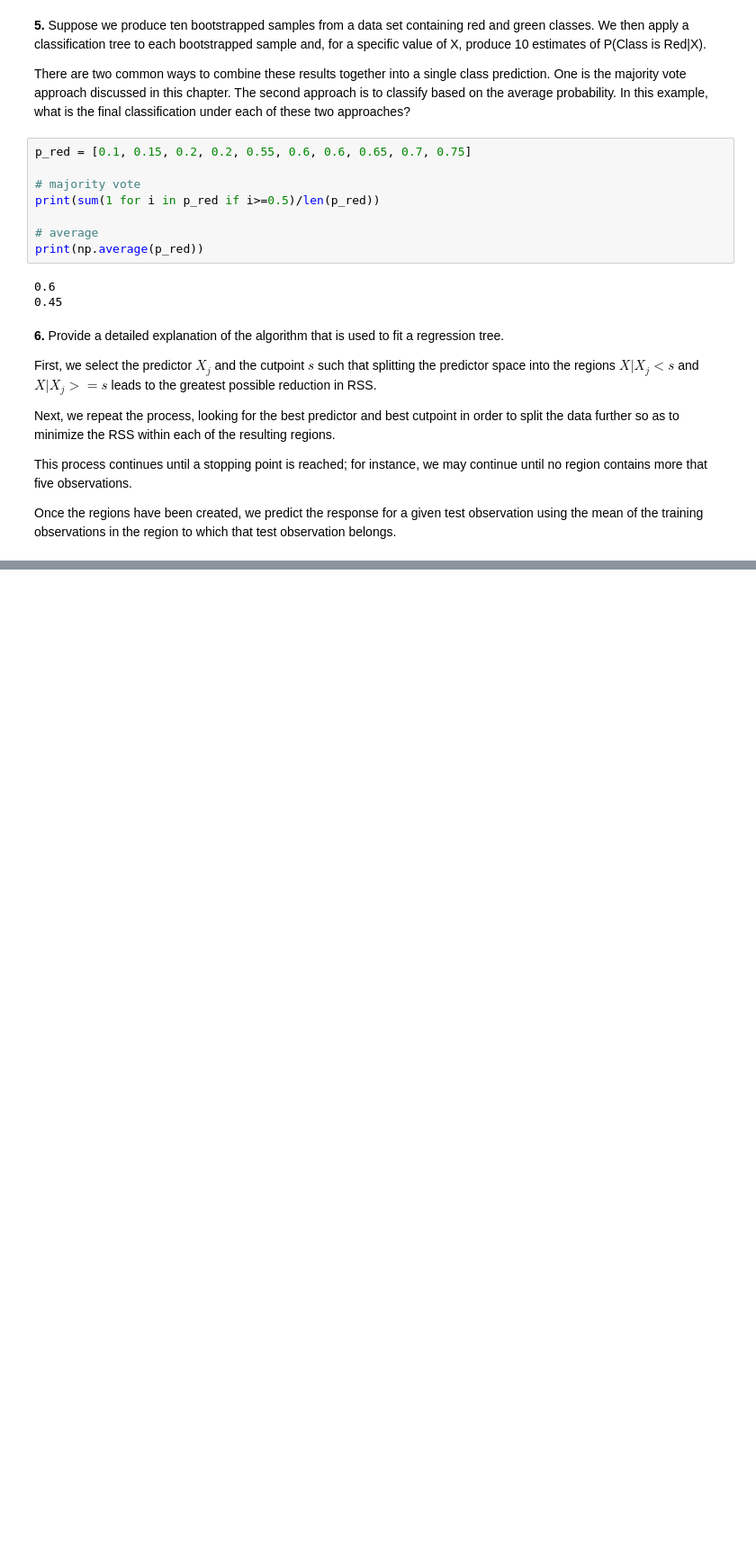
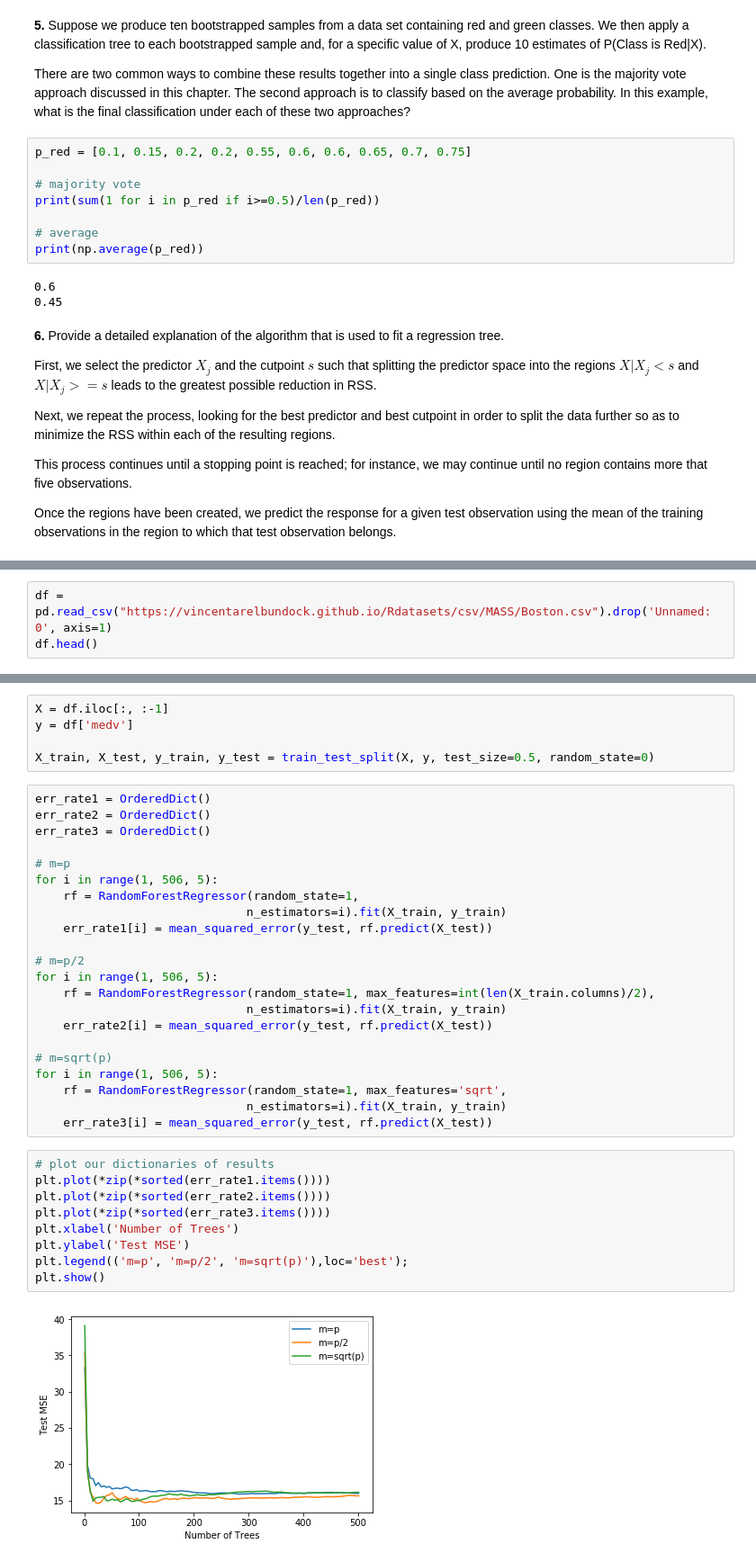
Before and after one commit to DTRuiz/ISLpy, a Jupyter notebook: Chapter8_exercises.ipynb, the cells around one changed output, grey strips where cells are left out. Shown: that part at 90% size. Cells and saved outputs as stored; diff of their text form; blank space fills up the shorter version.

```diff
--- a/Chapter8_exercises.ipynb
+++ b/Chapter8_exercises.ipynb
@@ -92,0 +117,3 @@ Once the regions have been created, we predict the response for a given test obs
+# %%
+df = pd.read_csv("https://vincentarelbundock.github.io/Rdatasets/csv/MASS/Boston.csv").drop('Unnamed: 0', axis=1)
+df.head()
@@ -92,0 +127,38 @@ Once the regions have been created, we predict the response for a given test obs
+# %%
+X = df.iloc[:, :-1]
+y = df['medv']
+
+X_train, X_test, y_train, y_test = train_test_split(X, y, test_size=0.5, random_state=0)
+# %%
+err_rate1 = OrderedDict()
+err_rate2 = OrderedDict()
+err_rate3 = OrderedDict()
+
+# m=p
+for i in range(1, 506, 5):
+    rf = RandomForestRegressor(random_state=1,
+                              n_estimators=i).fit(X_train, y_train)
+    err_rate1[i] = mean_squared_error(y_test, rf.predict(X_test))
+
+# m=p/2
+for i in range(1, 506, 5):
+    rf = RandomForestRegressor(random_state=1, max_features=int(len(X_train.columns)/2),
+                              n_estimators=i).fit(X_train, y_train)
+    err_rate2[i] = mean_squared_error(y_test, rf.predict(X_test))
+
+# m=sqrt(p)
+for i in range(1, 506, 5):
+    rf = RandomForestRegressor(random_state=1, max_features='sqrt',
+                              n_estimators=i).fit(X_train, y_train)
+    err_rate3[i] = mean_squared_error(y_test, rf.predict(X_test))
+# %%
+# plot our dictionaries of results
+plt.plot(*zip(*sorted(err_rate1.items())))
+plt.plot(*zip(*sorted(err_rate2.items())))
+plt.plot(*zip(*sorted(err_rate3.items())))
+plt.xlabel('Number of Trees')
+plt.ylabel('Test MSE')
+plt.legend(('m=p', 'm=p/2', 'm=sqrt(p)'),loc='best');
+plt.show()
+# %% [output]
+[figure, added]
```
Also changed, not shown: parts of 113 cells of this notebook.
